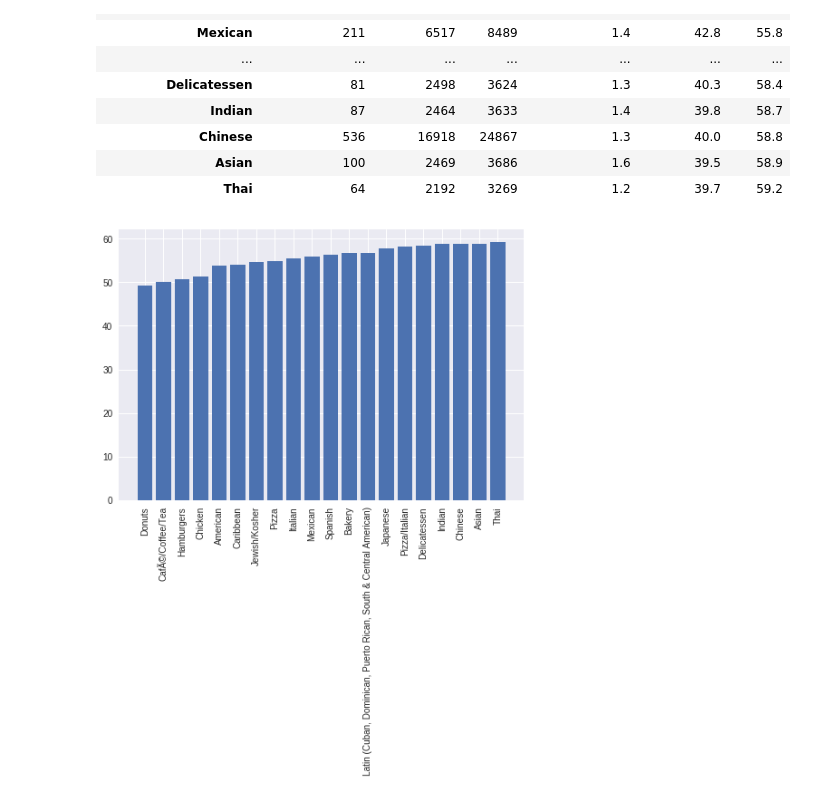
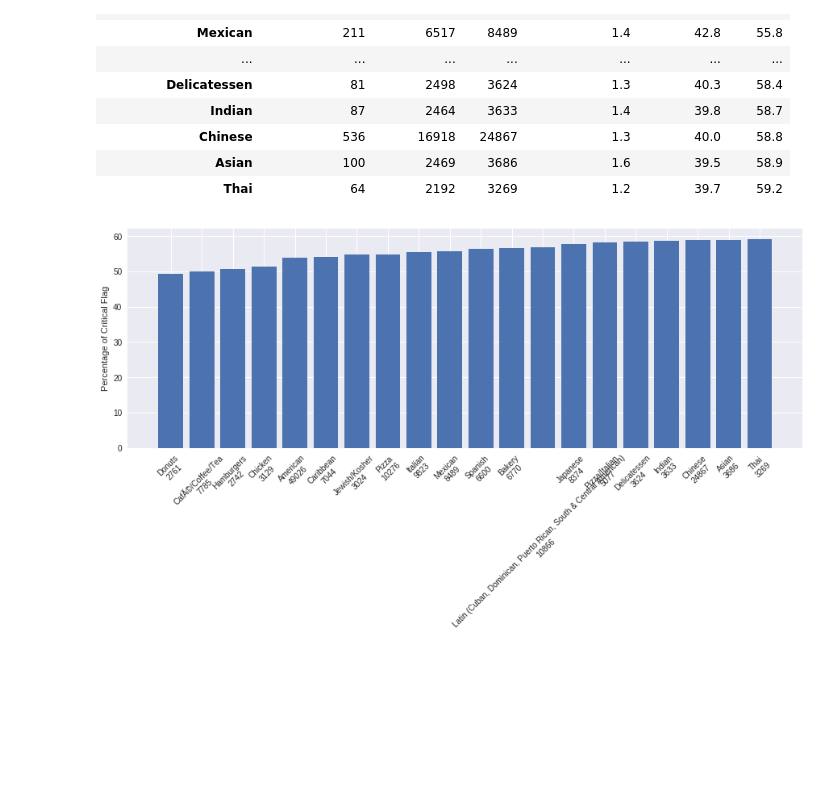
Before and after one commit to aunz/Insight-Data-Science-Challenge, a Jupyter notebook: NYC_Restaurant_Inspections.ipynb, the cells around one changed output. Cells and saved outputs as stored; diff of their text form; code cells hidden in the pictures; blank space fills up the shorter version.

```diff
--- a/NYC_Restaurant_Inspections.ipynb
+++ b/NYC_Restaurant_Inspections.ipynb
@@ -266,7 +266,9 @@ tmp
 | Asian | 100 | 2469 | 3686 | 1.6 | 39.5 | 58.9 |
 | Thai | 64 | 2192 | 3269 | 1.2 | 39.7 | 59.2 |
 # %%
+plt.figure(figsize=(15, 5))
 plt.bar(range(len(tmp.index)), tmp.loc[:,('%', 'Critical')])
-plt.xticks(range(len(tmp.index)), tmp.index, rotation=90);
+plt.xticks(range(len(tmp.index)), tmp.index.values + '\n' + tmp.loc[:, ('N', 'Critical')].astype(str), rotation=45)
+plt.ylabel('Percentage of Critical Flag');
 # %% [output]
-[figure, old version]
+[figure, new version]
```
Also changed, not shown: parts of 1 cell of this notebook.
